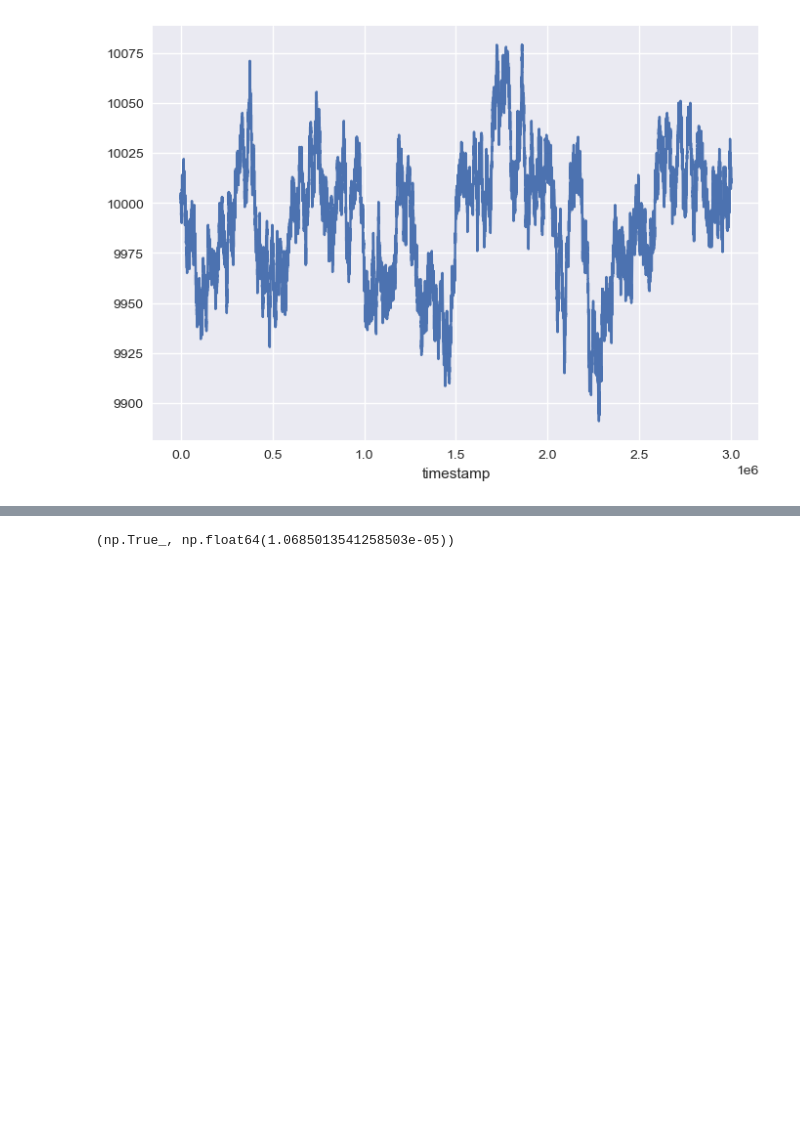
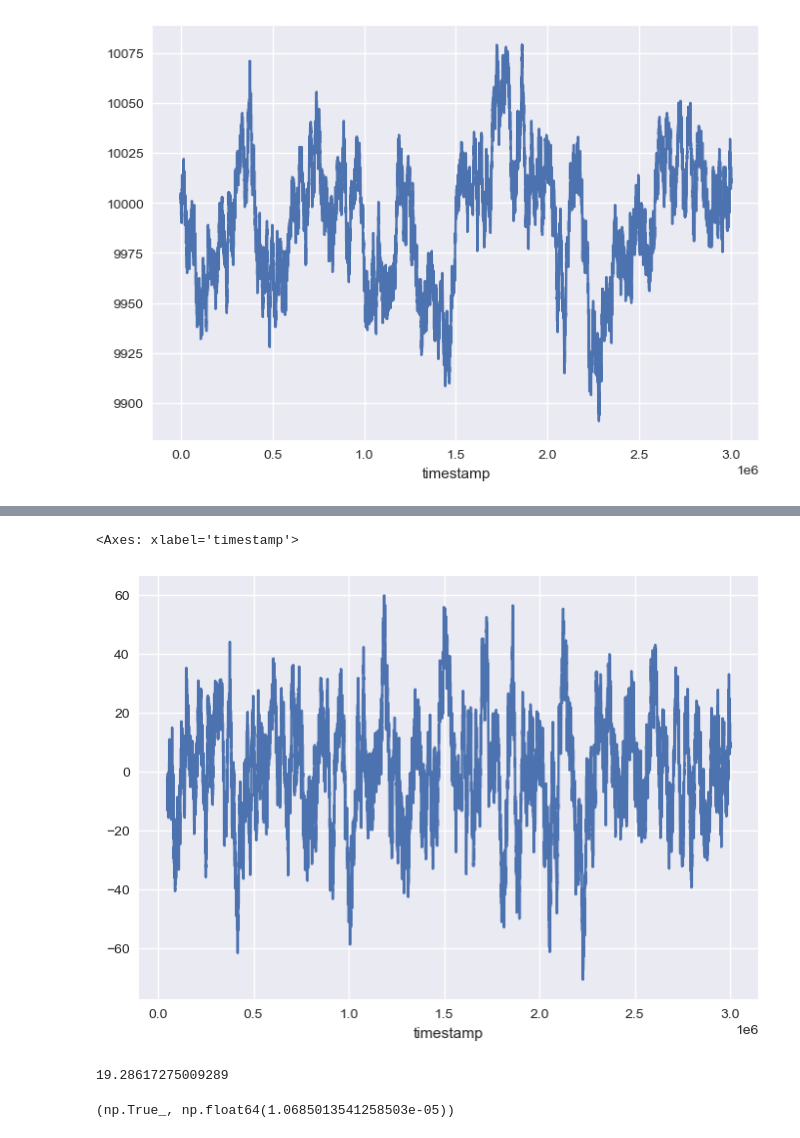
Before and after one commit to spencerwww/prosperity-guers, a Jupyter notebook: ROUND_3/hgp.ipynb, the cells around one changed output, grey strips where cells are left out. Cells and saved outputs as stored; diff of their text form; code cells hidden in the pictures; blank space fills up the shorter version.

```diff
--- a/ROUND_3/hgp.ipynb
+++ b/ROUND_3/hgp.ipynb
@@ -89,3 +95,12 @@ hgp["mid_price"].plot()
+# %%
+hgp["residuals"].plot()
+# %% [output]
+<Axes: xlabel='timestamp'>
+[figure, added]
+# %%
+hgp["residuals"].std()
+# %% [output]
+19.28617275009289
 # %%
 import statsmodels.tsa.stattools as ts
 adf, p_value, *_ = ts.adfuller(hgp["mid_price"])
```
Also changed, not shown: parts of 3 cells of this notebook, 53 other files.
